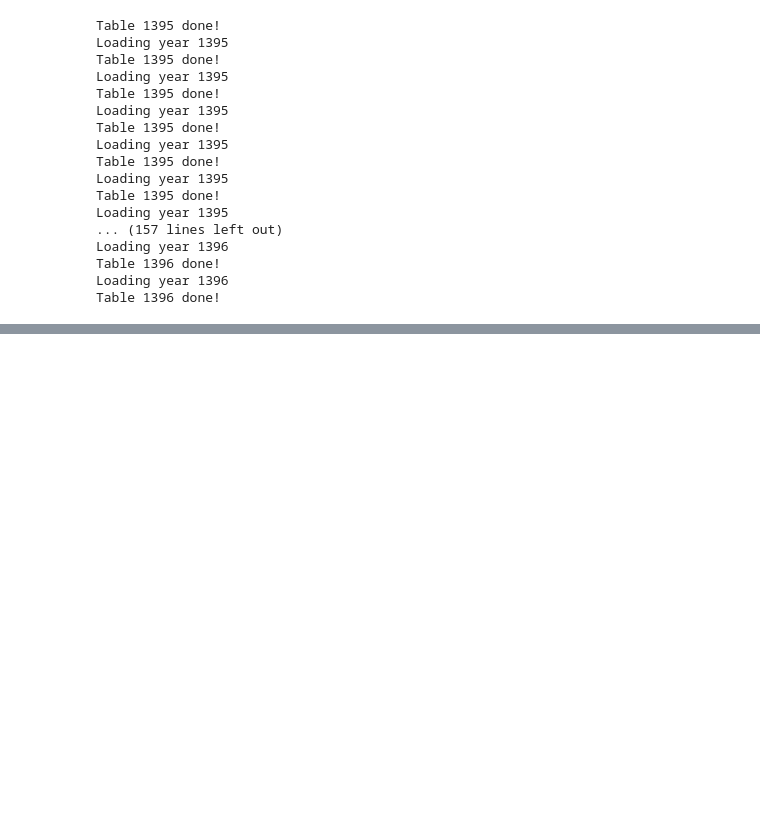
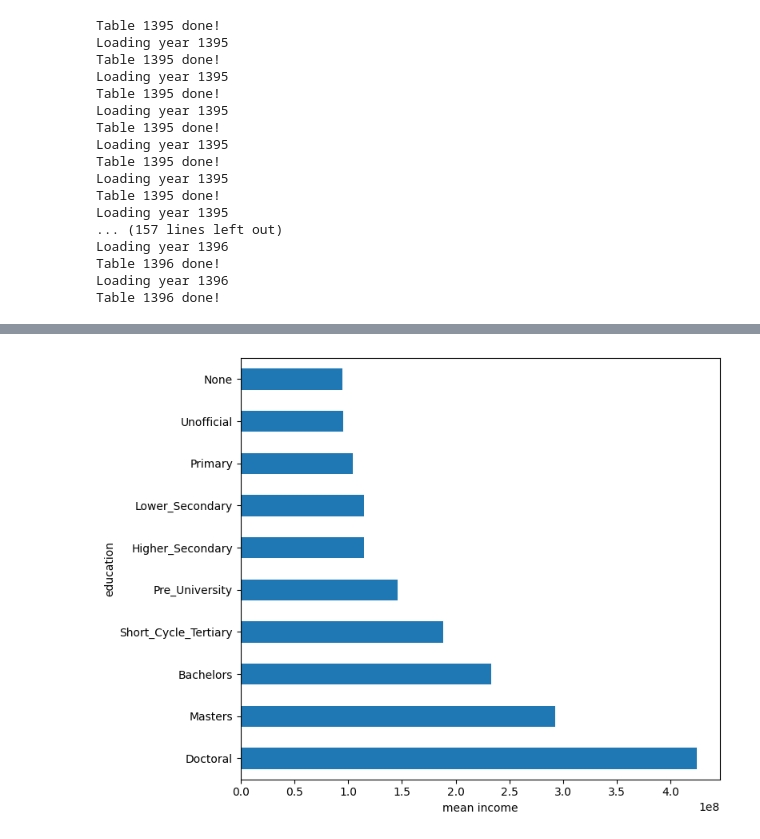
Before and after one commit to MhRezaRahmani/regres, a Jupyter notebook: reg2.ipynb, the cells around one changed output, grey strips where cells are left out. Cells and saved outputs as stored; diff of their text form; code cells hidden in the pictures; blank space fills up the shorter version.

```diff
--- a/reg2.ipynb
+++ b/reg2.ipynb
@@ -96,0 +107,11 @@ Table 1396 done!
+# %%
+members_properties_95 = csvfind(tableName="members_properties", year=1395)
+employment_income_95 = csvfind("employment_income",1395)
+# %%
+head_edu = members_properties_95[members_properties_95["Member_Number"] == 1][["ID", "Education_Level"]]
+hh_income = employment_income_95.groupby("ID")["Annual_Continuous_Income"].sum().reset_index()
+hh_income.rename(columns={"Annual_Continuous_Income": "Household_Income"}, inplace=True)
+# %%
+merged = pd.merge(hh_income, head_edu, on="ID")
+merged = merged.where(pd.notnull(merged), "None")
+print(merged.head())
@@ -96,0 +125,3 @@ Table 1396 done!
+# %%
+mean_income_by_edu = merged.groupby("Education_Level")["Household_Income"].mean().sort_values(ascending=False)
+print(mean_income_by_edu)
@@ -96,0 +141,10 @@ Table 1396 done!
+# %%
+import matplotlib.pyplot as plt
+
+mean_income_by_edu.plot(kind="barh", figsize=(8, 6))
+plt.xlabel("mean income")
+plt.ylabel("education")
+plt.tight_layout()
+plt.show()
+# %% [output]
+[figure, added]
```
Also changed, not shown: parts of 5 cells of this notebook.
